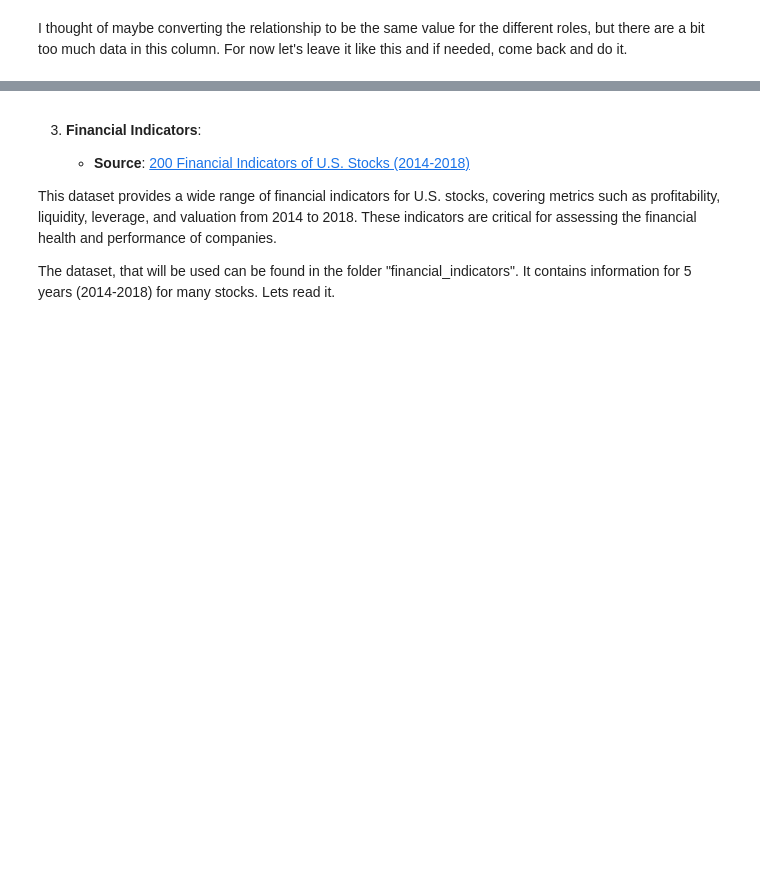
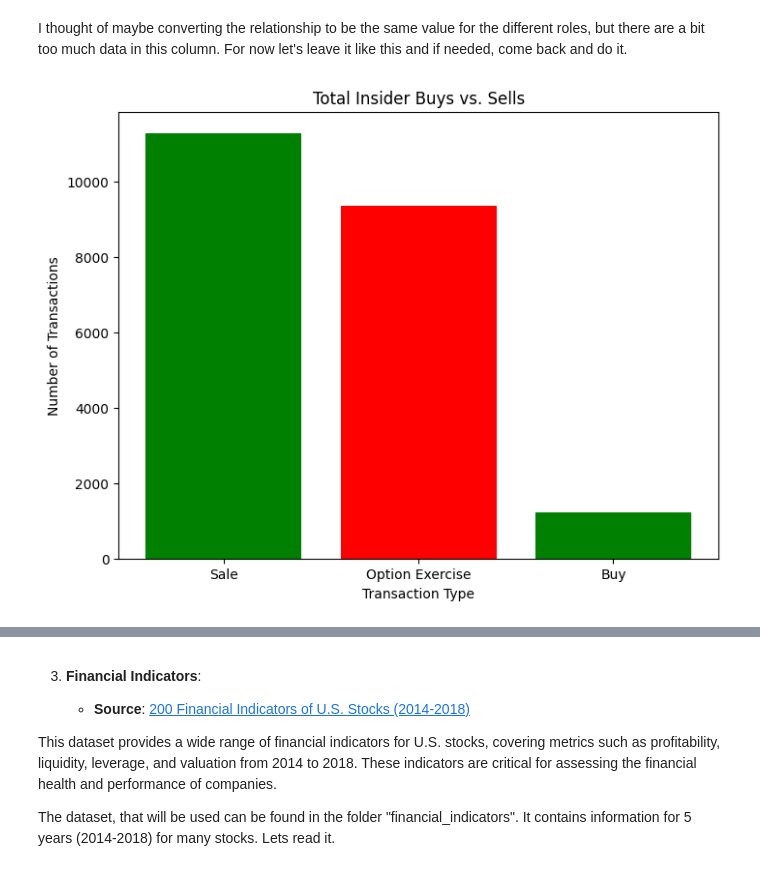
Before and after one commit to thunder913/Data-Science, a Jupyter notebook: stock_analysis.ipynb, the cells around one changed output, grey strips where cells are left out. Saved outputs shown, nothing was run; the diff lists cells and outputs as text; code cells hidden in the pictures; blank space fills up the shorter version.

```diff
--- a/stock_analysis.ipynb
+++ b/stock_analysis.ipynb
@@ -333,0 +365,11 @@ I thought of maybe converting the relationship to be the same value for the diff
+# %%
+transaction_counts = insider_trading_tidy['transaction'].value_counts()
+
+plt.figure(figsize=(8, 6))
+plt.bar(transaction_counts.index, transaction_counts.values, color=['green', 'red'])
+plt.title('Total Insider Buys vs. Sells')
+plt.xlabel('Transaction Type')
+plt.ylabel('Number of Transactions')
+plt.show()
+# %% [output]
+[figure, added]
```
Also changed, not shown: parts of 15 cells of this notebook.
